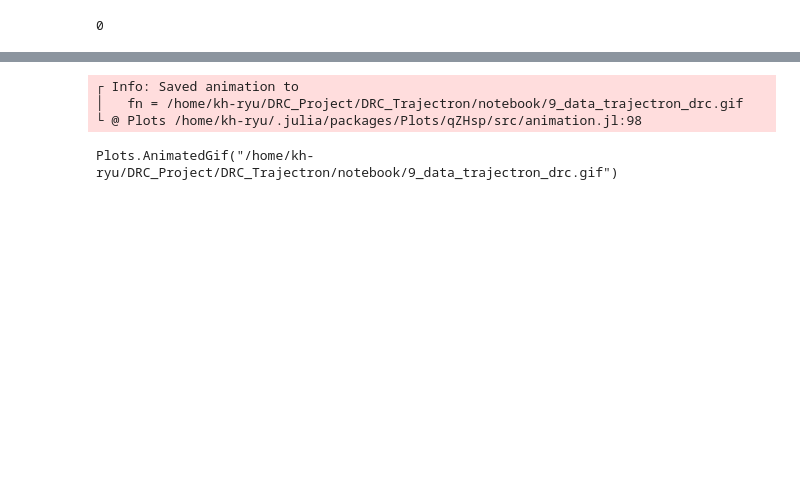
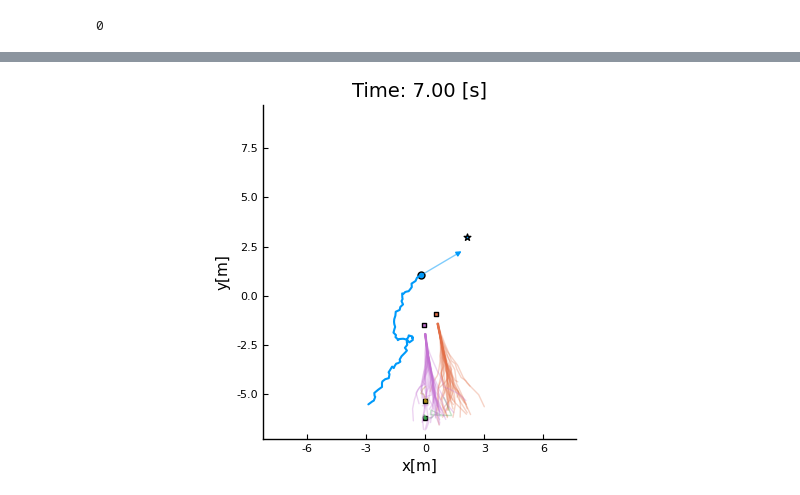
Before and after one commit to labicon/DRCC-MPC, a Jupyter notebook: notebook/Eval_Example_9_DRC_Data_Trajectron.ipynb, the cells around one changed output, grey strips where cells are left out. Cells and saved outputs as stored; diff of their text form; code cells hidden in the pictures; blank space fills up the shorter version.

```diff
--- a/notebook/Eval_Example_9_DRC_Data_Trajectron.ipynb
+++ b/notebook/Eval_Example_9_DRC_Data_Trajectron.ipynb
@@ -103,9 +118,4 @@ minimum([minimum(vcat([norm(get_position(w.e_state) - ap) for ap in values(w.ap_
 # %%
-make_gif(result, dtplot=0.1, fps=5, xlim=(-3. + -5.263534, 13. + -5.314636),
-         ylim=(0. + -5.263534, 10. + -5.314636), figsize=(600, 400),
-         legendfontsize=7, legend=:bottomright, markersize=5., filename="9_data_trajectron_drc.gif")
+# make_gif(result, dtplot=0.1, fps=5, xlim=(-3. + -5.263534, 13. + -5.314636),
+#          ylim=(-2. + -5.263534, 12. + -5.314636), figsize=(600, 400),
+#          legendfontsize=7, legend=:bottomright, markersize=5., filename="9_data_trajectron_drc.gif")
-# %% [output]
-┌ Info: Saved animation to
-│   fn = /home/kh-ryu/DRC_Project/DRC_Trajectron/notebook/9_data_trajectron_drc.gif
-└ @ Plots /home/kh-ryu/.julia/packages/Plots/qZHsp/src/animation.jl:98
-Plots.AnimatedGif("/home/kh-ryu/DRC_Project/DRC_Trajectron/notebook/9_data_trajectron_drc.gif")
@@ -111,0 +124,58 @@ Plots.AnimatedGif("/home/kh-ryu/DRC_Project/DRC_Trajectron/notebook/9_data_traje
+# %%
+ii = 71;
+color_dict = Dict();
+w = result.w_history[ii];
+
+k = ii;
+prediction_dict = result.prediction_dict_history[k];
+
+while isnothing(prediction_dict)
+    k -= 1;
+    prediction_dict = result.prediction_dict_history[k];
+    if isnothing(prediction_dict)
+        print("nothing")
+    else
+        print(prediction_dict)
+    end
+end
+
+show_nominal_trajectory = false
+
+if show_nominal_trajectory
+    nominal_trajectory = result.nominal_trajectory_history[ii]
+else
+    nominal_trajectory = nothing
+end
+
+figsize=(600, 400);
+legendfontsize=7;
+legend=:none;
+markersize=5.;
+xlim=(-3. + -5.263534, 13. + -5.314636);
+ylim=(-2. + -5.263534, 12. + -2.314636);
+show_prediction=true;
+dummy_pos = nothing
+
+plt = visualize!(color_dict, w,
+                result.target_trajectory_history[ii],
+                prediction_dict,
+                result.sim_param.num_samples,
+                # u_nominal_idx,
+                # nominal_trajectory,
+                figsize, legend,
+                legendfontsize,
+                xlim, ylim, markersize,
+                true,
+                show_prediction,
+                dummy_pos)
+
+show_past_ego_trajectory = true
+
+if show_past_ego_trajectory
+    ego_traj_x = [get_position(w.e_state)[1] for w in result.w_history[1:ii]]
+    ego_traj_y = [get_position(w.e_state)[2] for w in result.w_history[1:ii]]
+    ego_color = color_dict["Ego Robot"];
+    plot!(ego_traj_x, ego_traj_y, color=ego_color, linewidth=1.5, label="Ego Trajectory")
+end
+# %% [output]
+[figure, added]
```
Also changed, not shown: parts of 12 cells of this notebook, 21 other files.
